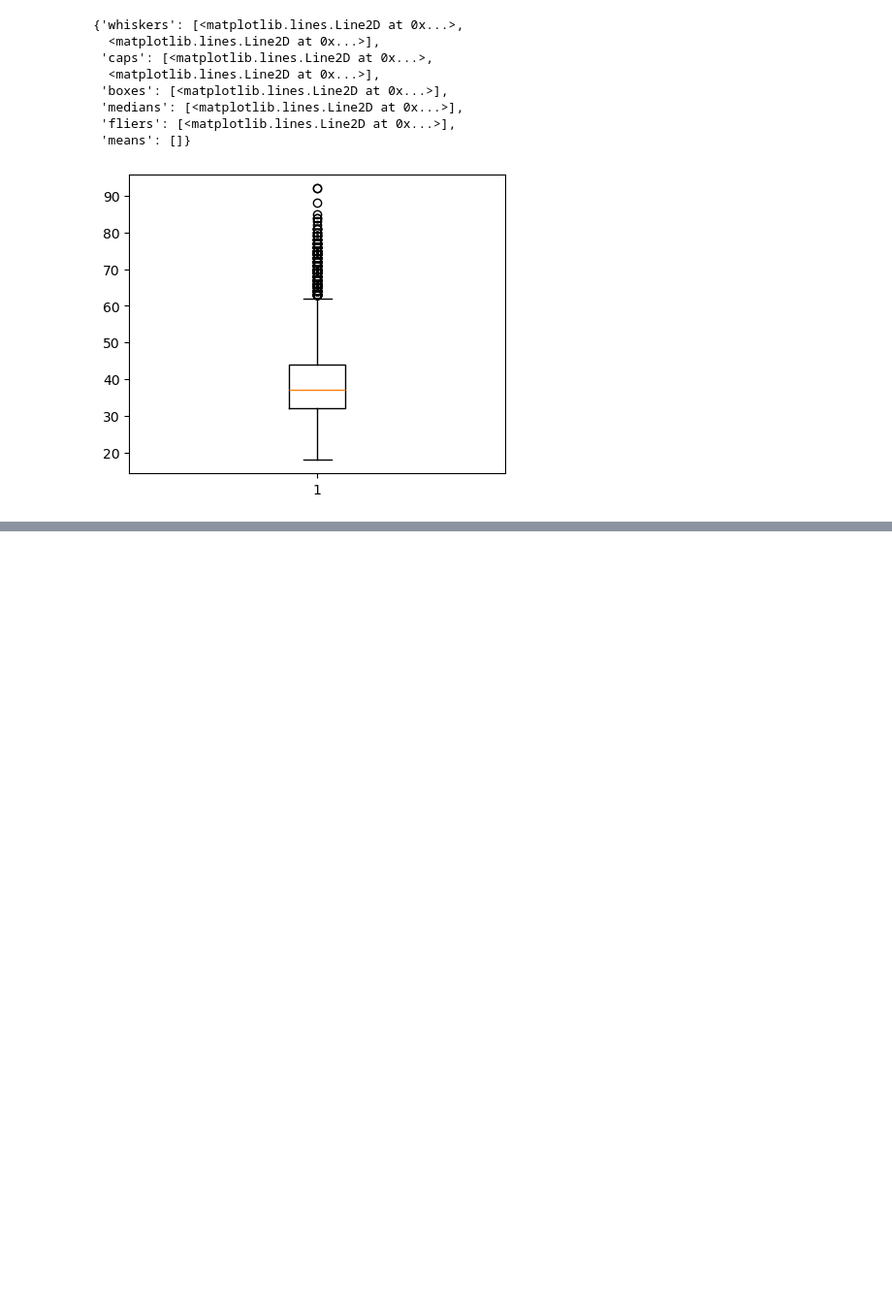
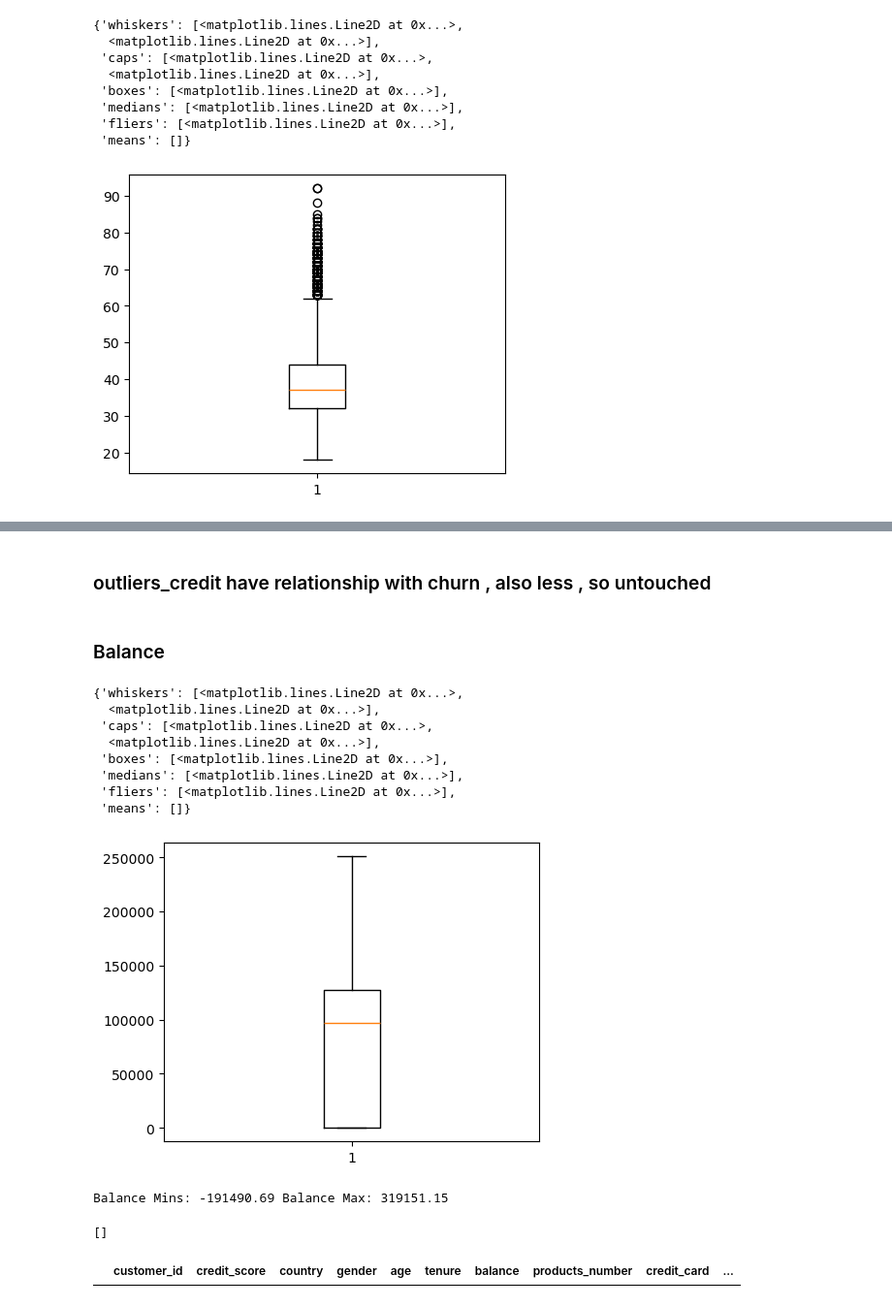
Before and after one commit to MrinmoyBANIKYA/End-to-End-Bank-CustomerChurnAnalysis, a Jupyter notebook: info.ipynb, the cells around one changed output, grey strips where cells are left out. Shown at 97% size. Cells and saved outputs as stored; diff of their text form; code cells hidden in the pictures; blank space fills up the shorter version.

```diff
--- a/info.ipynb
+++ b/info.ipynb
@@ -157,0 +270,17 @@ plt.boxplot(x = df['age'])
+# %% [markdown]
+### outliers_credit have relationship with churn , also less , so untouched
+# %% [markdown]
+### Balance ###
+# %%
+plt.figure(figsize=(5, 4))
+plt.boxplot(x = df['balance'])
+# %% [output]
+{'whiskers': [<matplotlib.lines.Line2D at 0x...>,
+  <matplotlib.lines.Line2D at 0x...>],
+ 'caps': [<matplotlib.lines.Line2D at 0x...>,
+  <matplotlib.lines.Line2D at 0x...>],
+ 'boxes': [<matplotlib.lines.Line2D at 0x...>],
+ 'medians': [<matplotlib.lines.Line2D at 0x...>],
+ 'fliers': [<matplotlib.lines.Line2D at 0x...>],
+ 'means': []}
+[figure, added]
@@ -157,0 +289,20 @@ plt.boxplot(x = df['age'])
+# %%
+Q1 = np.percentile(balance , 25 , interpolation = 'midpoint')
+Q2 = np.percentile(balance , 50 , interpolation = 'midpoint')
+Q3 = np.percentile(balance , 75 , interpolation = 'midpoint')
+IQR = Q3-Q1
+print("Balance Mins:", Q1 - 1.5*IQR , "Balance Max:", Q3 + 1.5*IQR)
+# %% [output]
+Balance Mins: -191490.69 Balance Max: 319151.15
+# %%
+outliers_balance = []
+for i in balance:
+    if i> Q3 + 1.5*IQR or i < Q1 - 1.5*IQR:
+        outliers_balance.append(i)
+outliers_balance
+# %% [output]
+[]
+# %%
+df[df['balance'].isin(outliers_balance)] ##this will give us the rows of the data where the 'balance' column has outliers. We can see that there are 1704 rows in the data where the 'balance' column has outliers. We can remove these rows from the data to improve the performance of our model. We will discuss how to remove outliers in the next section.
+# %% [output]
+|  | customer_id | credit_score | country | gender | age | tenure | balance | products_number | credit_card | ... |
```
Also changed, not shown: parts of 51 cells of this notebook.
